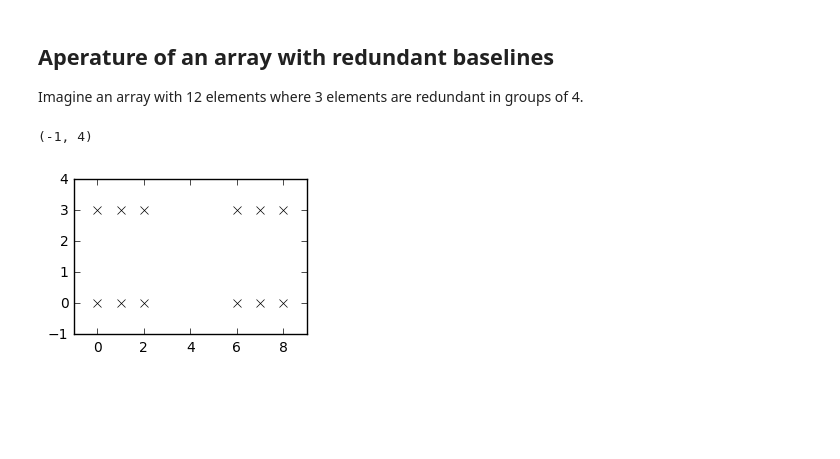
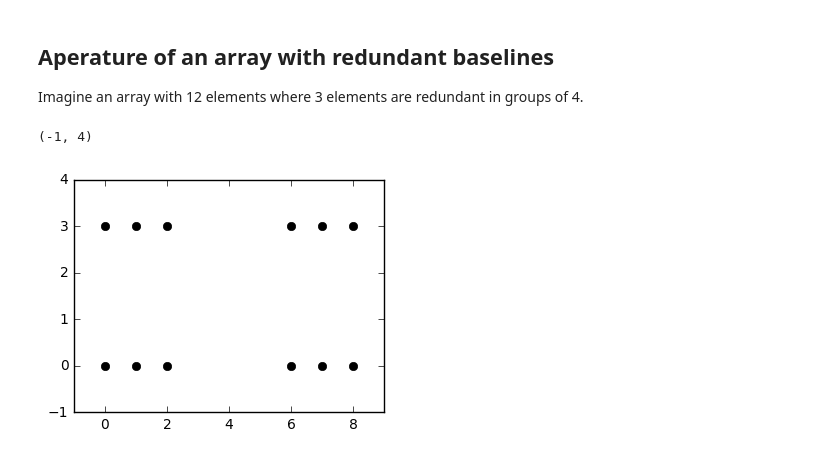
Before and after one commit to dgorthi/Notes, a Jupyter notebook: UV Plane.ipynb, the cells around one changed output. Saved outputs shown, nothing was run; the diff lists cells and outputs as text; code cells hidden in the pictures; blank space fills up the shorter version.

```diff
--- a/UV Plane.ipynb
+++ b/UV Plane.ipynb
@@ -6,22 +6,28 @@ The UV plane is a convolution of the aperature of the interferometer. The aperat
 %matplotlib inline
 import numpy as np
 import matplotlib.pyplot as plt
-plt.rcParams['figure.figsize'] = (3, 2)
+from scipy import signal
+from matplotlib.colors import LogNorm
+plt.rcParams['figure.figsize'] = (4, 3)
 # %% [markdown]
 ## Aperature of an array with redundant baselines
 
 Imagine an array with 12 elements where 3 elements are redundant in groups of 4.
 # %%
 x,y = np.linspace(0,8,num=9,dtype=int),np.linspace(0,3,num=4,dtype=int)
-ants = [[1,1,1,0,0,0,1,1,1],list(np.zeros(9,dtype=int)),list(np.zeros(9,dtype=int)),[1,1,1,0,0,0,1,1,1]]
+ants = np.array([[1,1,1,0,0,0,1,1,1],list(np.zeros(9,dtype=int)),list(np.zeros(9,dtype=int)),[1,1,1,0,0,0,1,1,1]])
+ants = np.hstack((ants,np.zeros_like(ants)))
+ants = np.hstack((ants,np.zeros_like(ants)))
+ants = np.vstack((ants,np.zeros_like(ants)))
+ants = np.vstack((ants,np.zeros_like(ants)))
 
 fig,ax = plt.subplots(1,1)
 for l in x:
     for m in y:
         if ants[m][l]:
-            ax.plot(l,m,'k',marker='x')
+            ax.plot(l,m,'k',marker='o')
 ax.set_xlim([-1,9])
 ax.set_ylim([-1,4])
 # %% [output]
 (-1, 4)
-[figure, old version]
+[figure, new version]
```
Also changed, not shown: parts of 4 cells of this notebook, 4 other files.
